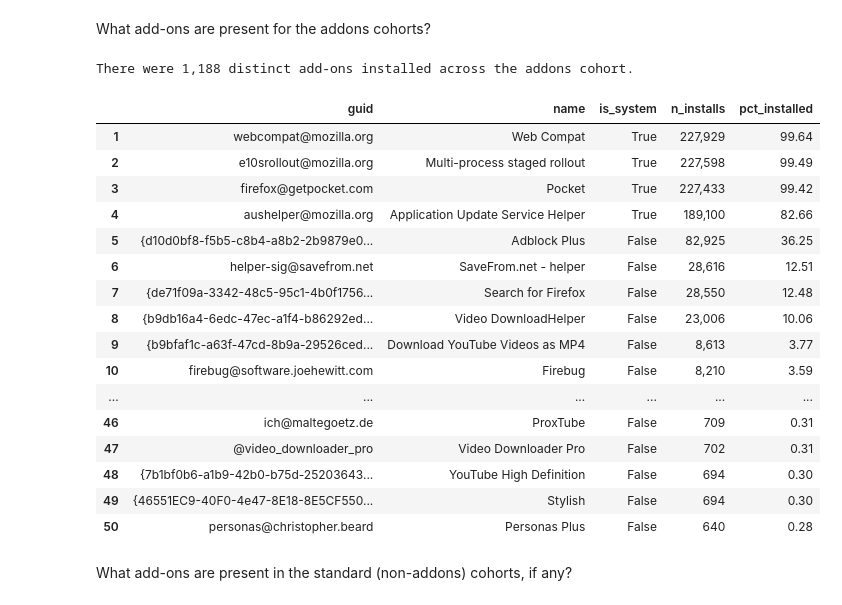
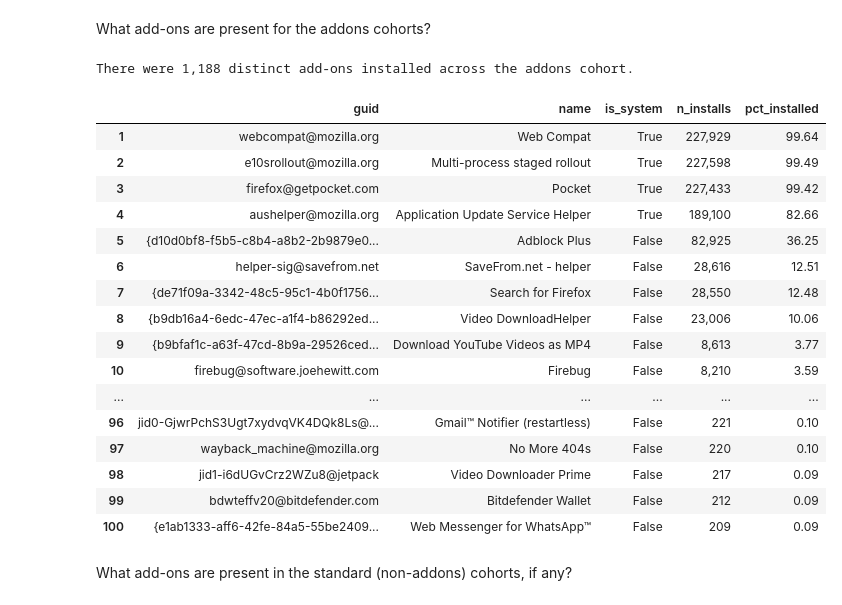
Before and after one commit to benmiroglio/e10s_analyses, a Jupyter notebook: beta/51/e10s_experiment.ipynb, the cells around one changed output. Saved outputs shown, nothing was run; the diff lists cells and outputs as text; code cells hidden in the pictures.

```diff
--- a/beta/51/e10s_experiment.ipynb
+++ b/beta/51/e10s_experiment.ipynb
@@ -594,31 +603,31 @@ def dataset_installed_addons(data, n_top=100):
 # %%
 addons_cohort_num, addons_cohort_table = dataset_installed_addons(
     addons_exp_dataset.filter("e10sCohort like 'addons%'"),
-    n_top=50)
+    n_top=100)
 print("There were {:,} distinct add-ons installed across the addons cohort.".format(addons_cohort_num))
 
 addons_cohort_table["n_installs"] = addons_cohort_table["n_installs"].map("{:,}".format)
 addons_cohort_table["pct_installed"] = addons_cohort_table["pct_installed"].map("{:.2f}".format)
 addons_cohort_table
 # %% [output]
 There were 1,188 distinct add-ons installed across the addons cohort.
 |  | guid | name | is_system | n_installs | pct_installed |
 | 1 | webcompat@mozilla.org | Web Compat | True | 227,929 | 99.64 |
 | 2 | e10srollout@mozilla.org | Multi-process staged rollout | True | 227,598 | 99.49 |
 | 3 | firefox@getpocket.com | Pocket | True | 227,433 | 99.42 |
 | 4 | aushelper@mozilla.org | Application Update Service Helper | True | 189,100 | 82.66 |
 | 5 | {d10d0bf8-f5b5-c8b4-a8b2-2b9879e0... | Adblock Plus | False | 82,925 | 36.25 |
 | 6 | helper-sig@savefrom.net | SaveFrom.net - helper | False | 28,616 | 12.51 |
 | 7 | {de71f09a-3342-48c5-95c1-4b0f1756... | Search for Firefox | False | 28,550 | 12.48 |
 | 8 | {b9db16a4-6edc-47ec-a1f4-b86292ed... | Video DownloadHelper | False | 23,006 | 10.06 |
 | 9 | {b9bfaf1c-a63f-47cd-8b9a-29526ced... | Download YouTube Videos as MP4 | False | 8,613 | 3.77 |
 | 10 | firebug@software.joehewitt.com | Firebug | False | 8,210 | 3.59 |
 | ... | ... | ... | ... | ... | ... |
-| 46 | ich@maltegoetz.de | ProxTube | False | 709 | 0.31 |
-| 47 | @video_downloader_pro | Video Downloader Pro | False | 702 | 0.31 |
-| 48 | {7b1bf0b6-a1b9-42b0-b75d-25203643... | YouTube High Definition | False | 694 | 0.30 |
-| 49 | {46551EC9-40F0-4e47-8E18-8E5CF550... | Stylish | False | 694 | 0.30 |
-| 50 | personas@christopher.beard | Personas Plus | False | 640 | 0.28 |
+| 96 | jid0-GjwrPchS3Ugt7xydvqVK4DQk8Ls@... | Gmail™ Notifier (restartless) | False | 221 | 0.10 |
+| 97 | wayback_machine@mozilla.org | No More 404s | False | 220 | 0.10 |
+| 98 | jid1-i6dUGvCrz2WZu8@jetpack | Video Downloader Prime | False | 217 | 0.09 |
+| 99 | bdwteffv20@bitdefender.com | Bitdefender Wallet | False | 212 | 0.09 |
+| 100 | {e1ab1333-aff6-42fe-84a5-55be2409... | Web Messenger for WhatsApp™ | False | 209 | 0.09 |
 # %% [markdown]
 What add-ons are present in the standard (non-addons) cohorts, if any?
 # %%
```
Also changed, not shown: parts of 21 cells of this notebook.
